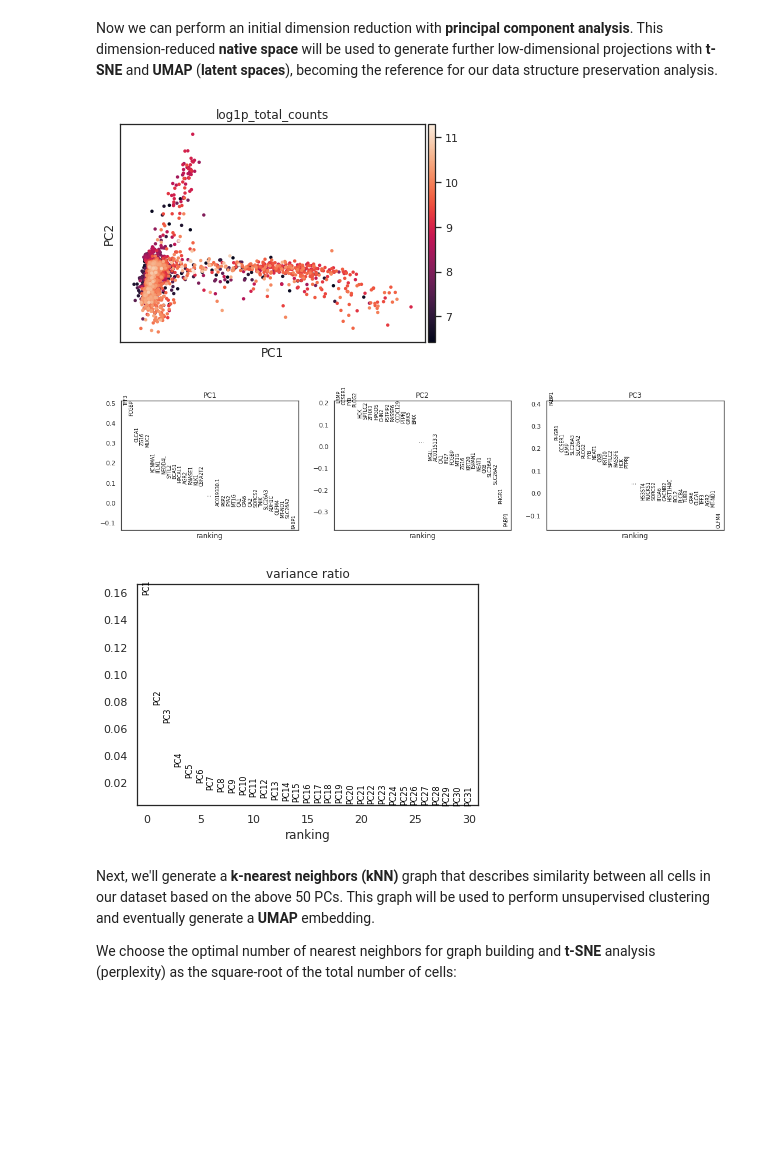
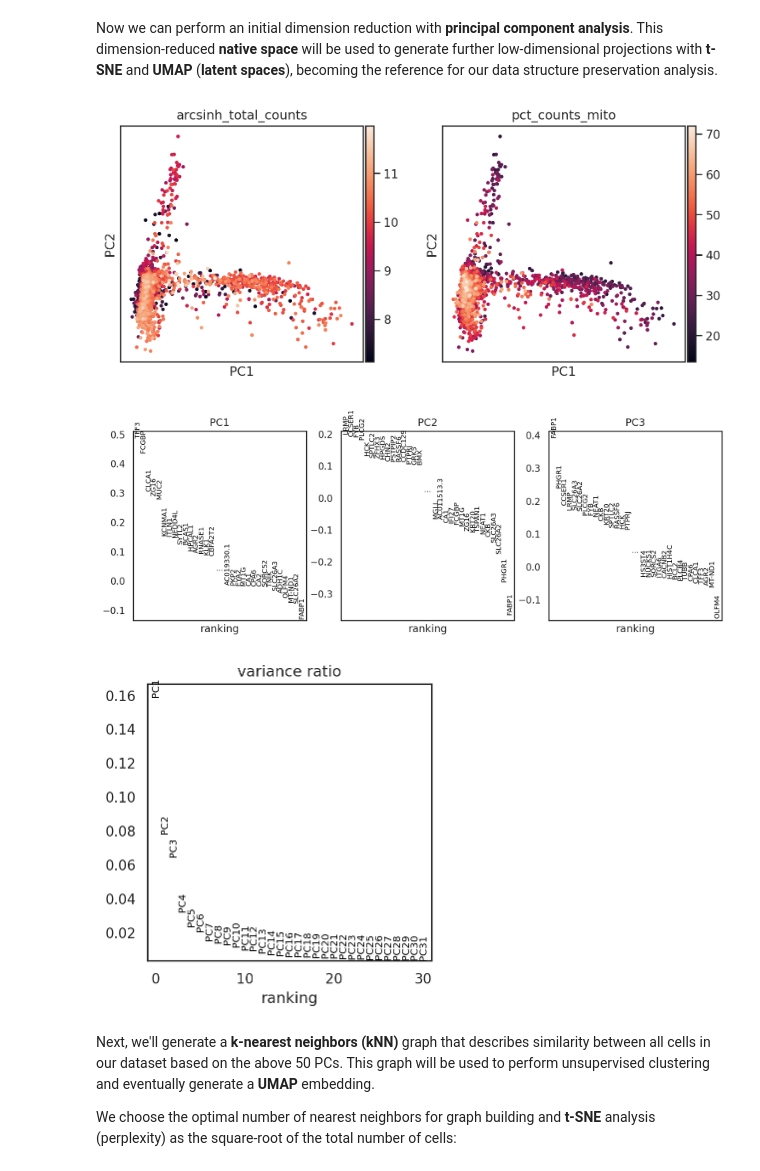
Before and after one commit to bobchen1701/STAR_Protocol, a Jupyter notebook: DR_analysis.ipynb, the cells around one changed output. Drawn from its saved outputs; the diff is of its cells as text; code cells hidden in the pictures; blank space fills up the shorter version.

```diff
--- a/DR_analysis.ipynb
+++ b/DR_analysis.ipynb
@@ -18,6 +18,6 @@ These objects have a bunch of useful attributes, and it's easy to calculate some
 # %%
 # get useful metrics of counts data
-a.var["mito"] = a.var_names.str.contains("MT:")
+a.var["mito"] = a.var_names.str.startswith("MT-")
 sc.pp.calculate_qc_metrics(a, qc_vars=["mito"], inplace=True)
 
 # preprocess AnnData for downstream dimensionality reduction
@@ -25,6 +25,10 @@ a.layers["raw_counts"] = a.X.copy()  # save raw counts in layer
 arcsinh(a, layer="raw_counts", norm="l1", scale=1000)  # arcsinh-transform normalized counts and add to .layers['arcsinh_norm']
 a.X = a.layers["arcsinh_norm"].copy()  # set normalized counts as .X slot in scanpy object
 
+# since we prefer arcsinh over log1p, let's get some arcsinh-transformed metrics as well
+a.obs["arcsinh_total_counts"] = np.arcsinh(a.obs["total_counts"])
+a.obs["arcsinh_n_genes_by_counts"] = np.arcsinh(a.obs["n_genes_by_counts"])
+
 # see resulting AnnData contents
 a
 # %% [output]
@@ -40,11 +44,11 @@ sc.pp.highly_variable_genes(a, n_top_genes=2000)
 Now we can perform an initial dimension reduction with __principal component analysis__. This dimension-reduced __native space__ will be used to generate further low-dimensional projections with __t-SNE__ and __UMAP__ (__latent spaces__), becoming the reference for our data structure preservation analysis.
 # %%
 sc.tl.pca(a, n_comps=50)  # perform 50-component PCA on our feature-selected dataset
-sc.pl.pca_overview(a, color="log1p_total_counts")  # view first two PCs, feature loadings, and variance
+sc.pl.pca_overview(a, color=["arcsinh_total_counts","pct_counts_mito"])  # view first two PCs, feature loadings, and variance
 # %% [output]
-[figure, old version]
+[figure, new version]
-[figure, old version]
+[figure, new version]
-[figure, old version]
+[figure, new version]
 # %% [markdown]
 Next, we'll generate a __k-nearest neighbors (kNN)__ graph that describes similarity between all cells in our dataset based on the above 50 PCs. This graph will be used to perform unsupervised clustering and eventually generate a __UMAP__ embedding.
 
```
Also changed, not shown: parts of 23 cells of this notebook, 1 other file.
